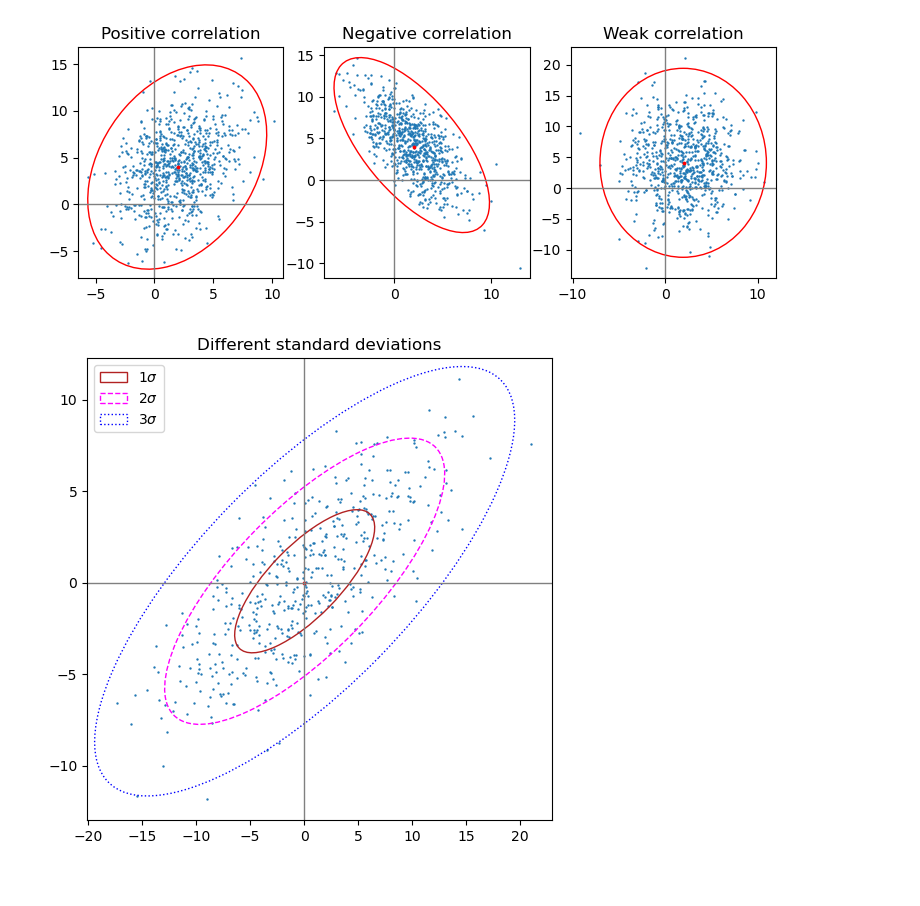
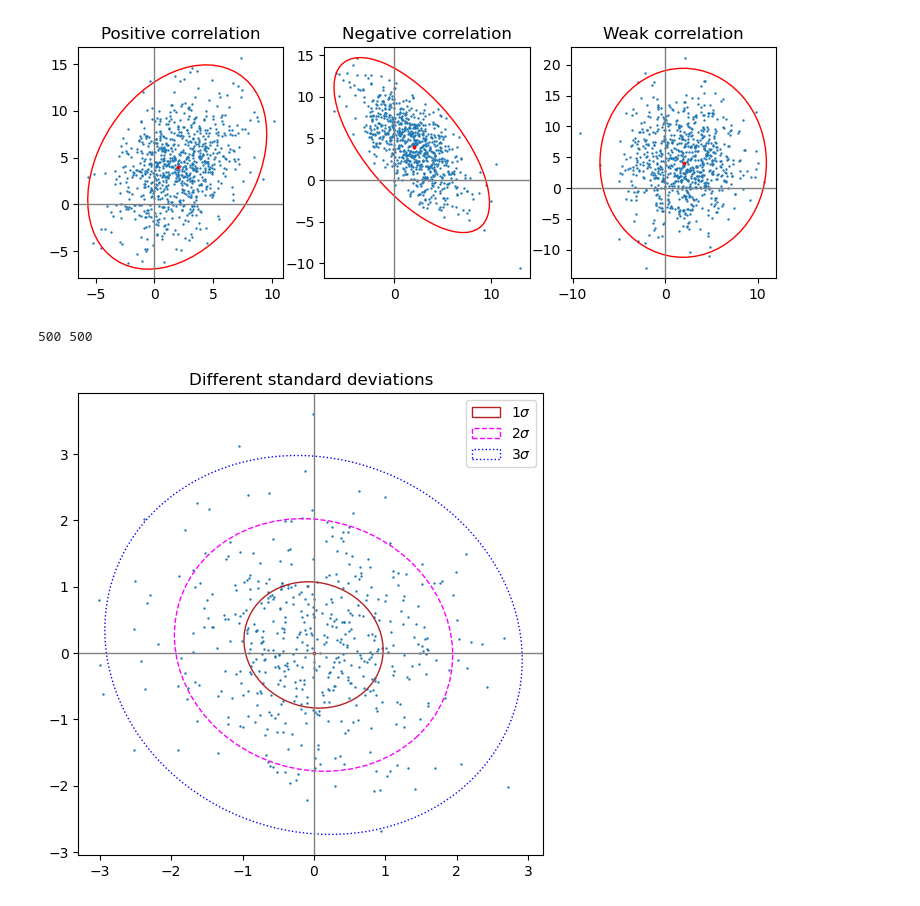
Before and after one commit to gitscade/stats, a Jupyter notebook: 06_bivariate-contour-ellipse-area.ipynb, the cells around one changed output. Drawn from its saved outputs; the diff is of its cells as text; code cells hidden in the pictures.

```diff
--- a/06_bivariate-contour-ellipse-area.ipynb
+++ b/06_bivariate-contour-ellipse-area.ipynb
@@ -122,32 +122,37 @@ plt.show()
 # %% [output]
 [figure]
 # %%
+import torch
 fig, ax_nstd = plt.subplots(figsize=(6, 6))
 
 dependency_nstd = [[0.8, 0.75],
                    [-0.2, 0.35]]
 mu = 0, 0
 scale = 8, 5
 
 ax_nstd.axvline(c='grey', lw=1)
 ax_nstd.axhline(c='grey', lw=1)
 
-x, y = get_correlated_dataset(500, dependency_nstd, mu, scale)
+# x, y = get_correlated_dataset(500, dependency_nstd, mu, scale)
+x=np.random.randn(500)
+y=np.random.randn(500)
+print(x.size, y.size)
 ax_nstd.scatter(x, y, s=0.5)
 
 confidence_ellipse(x, y, ax_nstd, n_std=1,
                    label=r'$1\sigma$', edgecolor='firebrick')
 confidence_ellipse(x, y, ax_nstd, n_std=2,
                    label=r'$2\sigma$', edgecolor='fuchsia', linestyle='--')
 confidence_ellipse(x, y, ax_nstd, n_std=3,
                    label=r'$3\sigma$', edgecolor='blue', linestyle=':')
 
 ax_nstd.scatter(mu[0], mu[1], c='red', s=3)
 ax_nstd.set_title('Different standard deviations')
 ax_nstd.legend()
 plt.show()
 # %% [output]
+500 500
-[figure, old version]
+[figure, new version]
 # %%
 fig, ax_kwargs = plt.subplots(figsize=(6, 6))
 dependency_kwargs = [[-0.8, 0.5],
```
Also changed, not shown: parts of 1 cell of this notebook, 3 other files.
